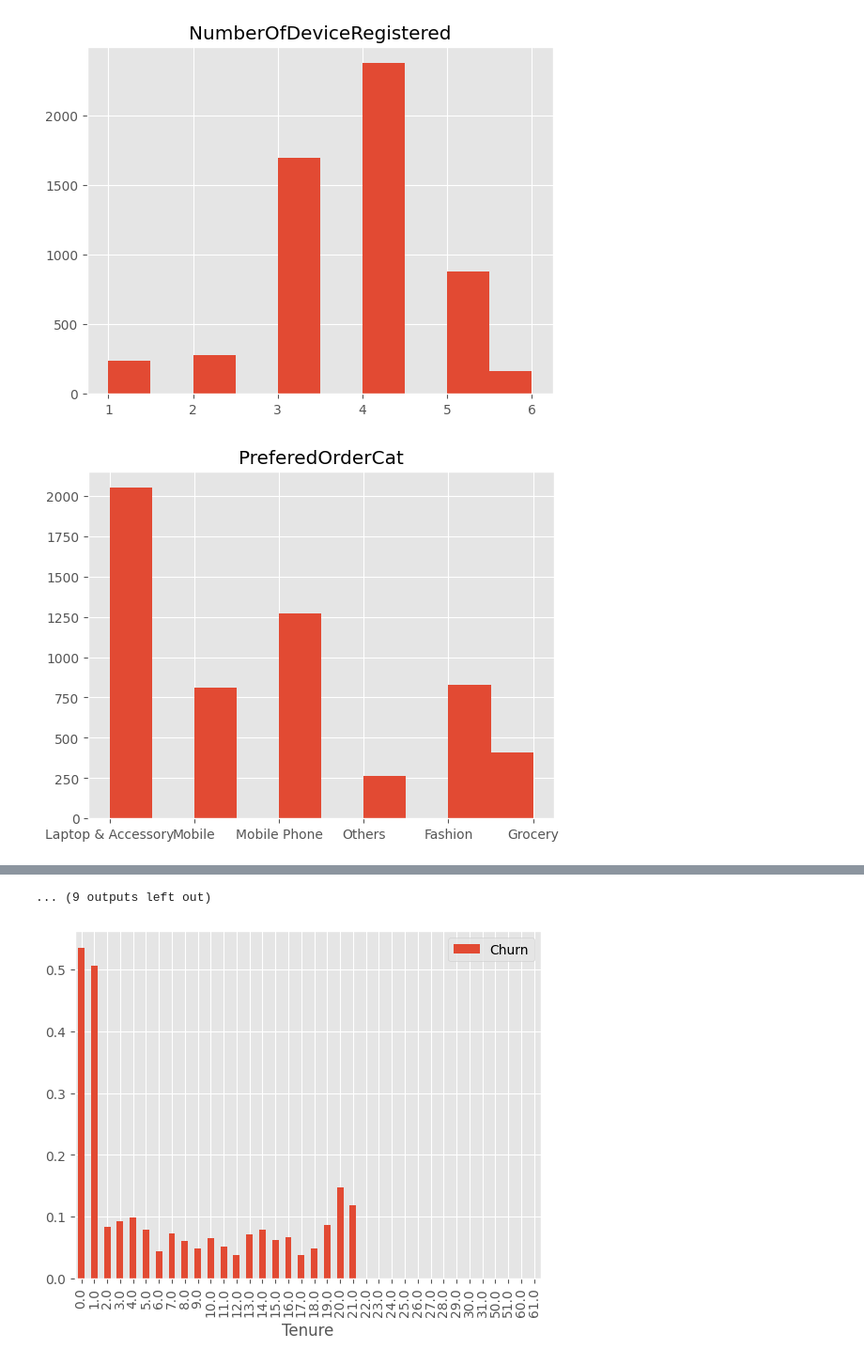
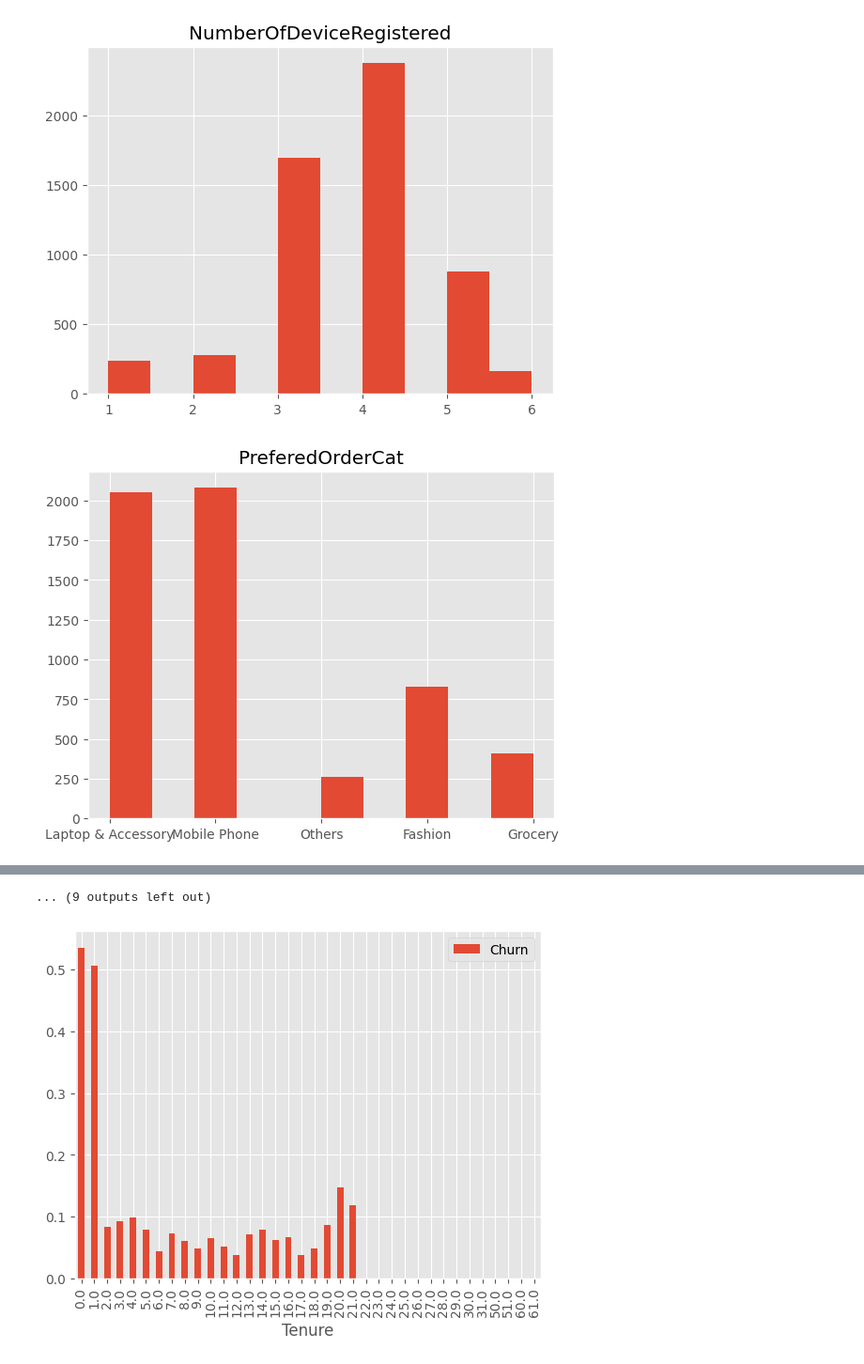
Before and after one commit to jalalmahmud/churn-analysis, a Jupyter notebook: churn_analysis.ipynb, the cells around one changed output, grey strips where cells are left out. Shown at 94% size. Drawn from its saved outputs; the diff is of its cells as text; code cells hidden in the pictures.

```diff
--- a/churn_analysis.ipynb
+++ b/churn_analysis.ipynb
@@ -20,6 +20,22 @@ print(data.describe())
 # dropping CustomerID, since we don't need this for subsequence analysis
 data = data.drop('CustomerID', axis=1)
 
+
+# Combine 'Phone' and 'Mobile Phone' in 'PreferredLoginDevice'
+data['PreferredLoginDevice'] = data['PreferredLoginDevice'].replace({'Phone': 'Mobile Phone'})
+
+
+# Combine 'CC' and 'Credit Card' in 'PreferredPaymentMethod'
+data['PreferredPaymentMode'] = data['PreferredPaymentMode'].replace({'CC': 'Credit Card'})
+
+# Combine 'COD' and 'Cash on Delivery' in 'PreferredPaymentMethod'
+data['PreferredPaymentMode'] = data['PreferredPaymentMode'].replace({'COD': 'Cash on Delivery'})
+
+# Combine 'Mobile' and 'Mobile Phone' in 'PreferredOrderCat'
+data['PreferedOrderCat'] = data['PreferedOrderCat'].replace({'Mobile': 'Mobile Phone'})
+
+
+
 for column in data:
   plt.hist(data[column], bins=10)
   plt.title(column)
@@ -58,7 +74,7 @@ max      16.000000          46.000000      324.990000
 [figure]
 [figure]
 [figure]
-[figure, old version]
+[figure, new version]
 [figure]
 ... (9 outputs left out)
 # %%
```
Also changed, not shown: parts of 5 cells of this notebook, 1 other file.
